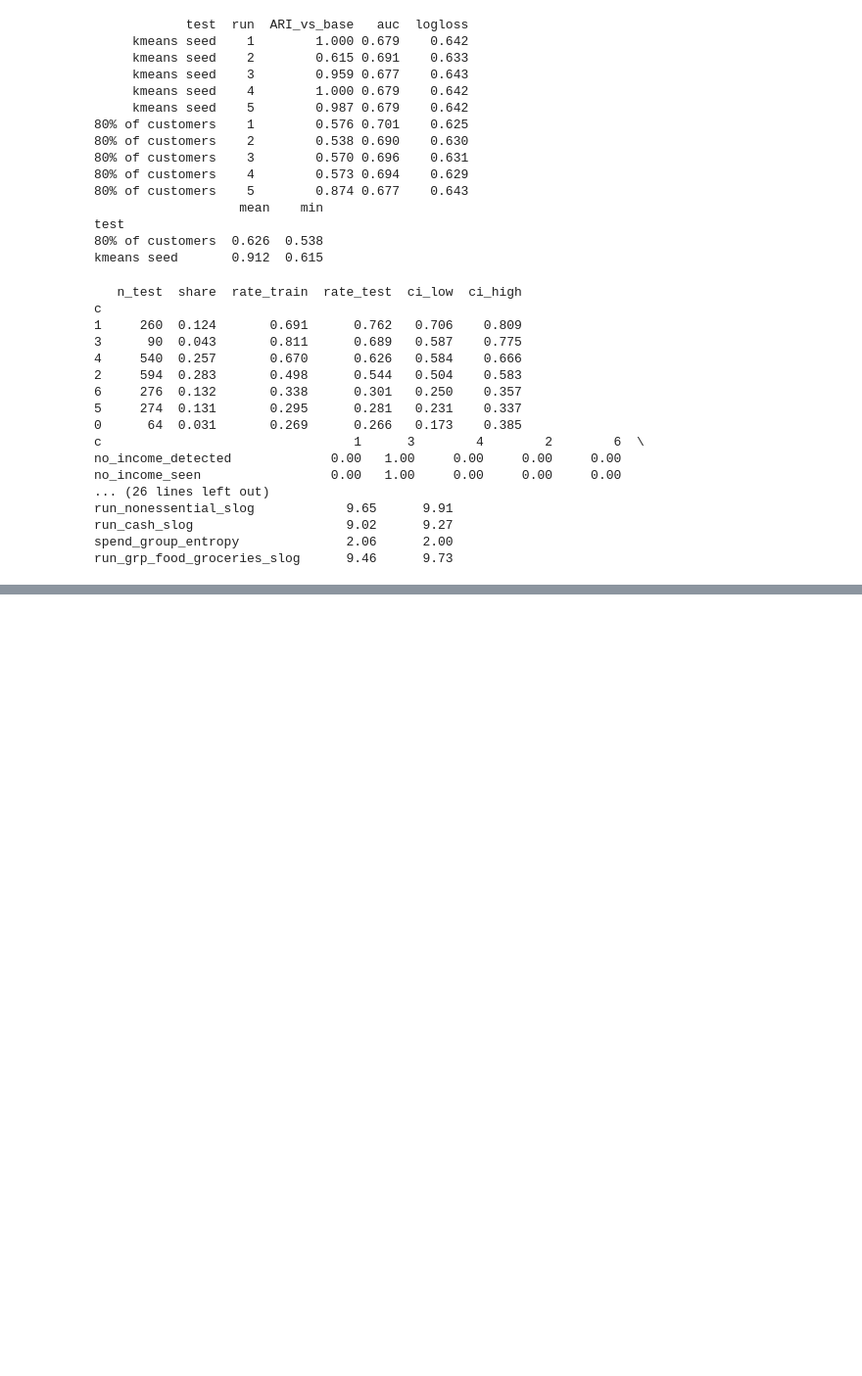
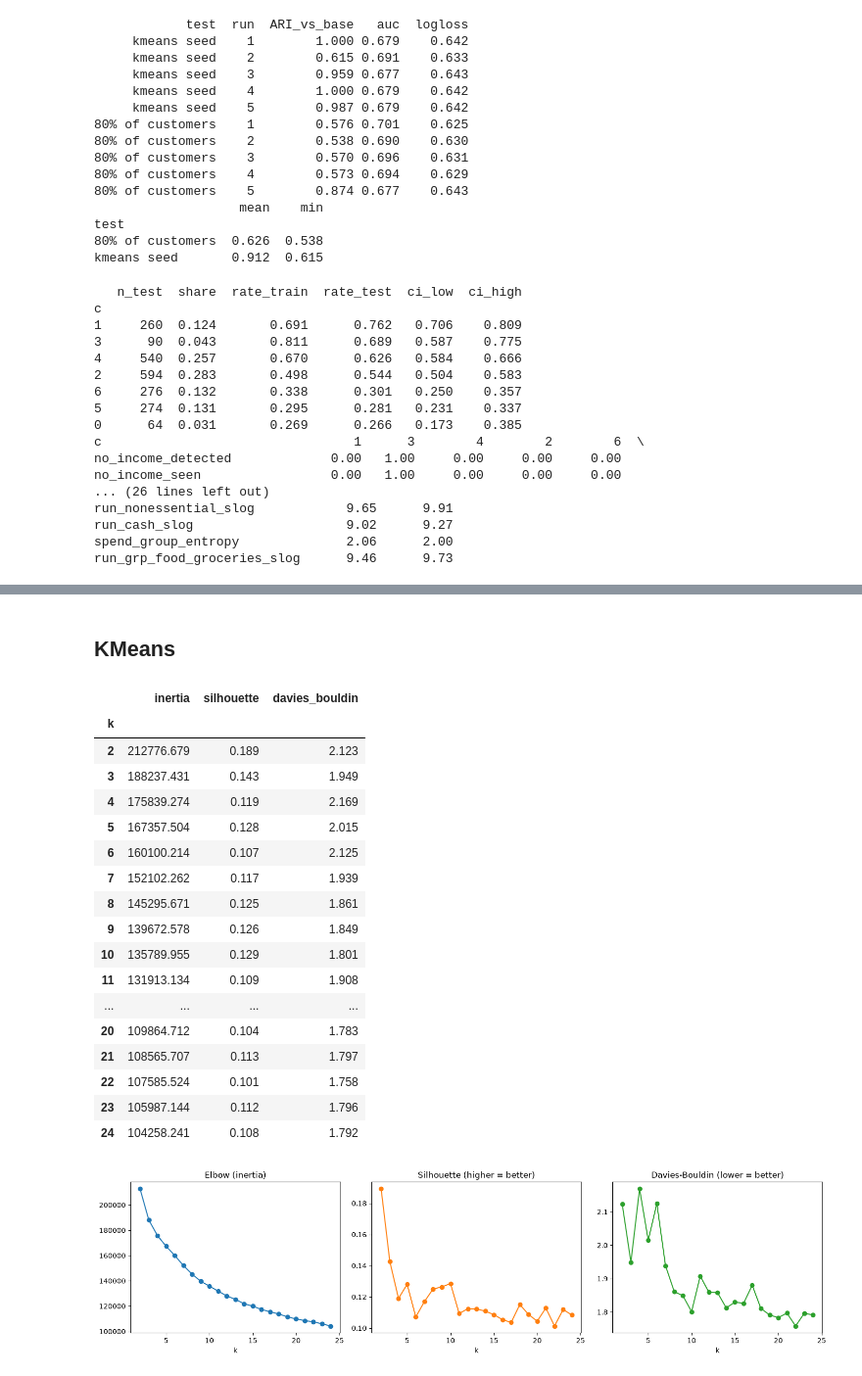
Before and after one commit to Trist4/MOR-assignment3, a Jupyter notebook: salary_and_spending/spending_and_salary_clustering.ipynb, the cells around one changed output, grey strips where cells are left out. Shown at 98% size. Drawn from its saved outputs; the diff is of its cells as text; code cells hidden in the pictures; blank space fills up the shorter version.

```diff
--- a/salary_and_spending/spending_and_salary_clustering.ipynb
+++ b/salary_and_spending/spending_and_salary_clustering.ipynb
@@ -211,0 +226,16 @@ X_final = pd.get_dummies(X_final, columns=["income_type_p2"], prefix="inc_p2", d
+# %%
+# 2. Which families are stable on unseen customers? (judge with kNN and logistic, keep the union)
+st_k = stable_groups(X_final, y, groups, tr, pr_all["groups"], kind="knn",   n_splits=10, min_t=2.0)
+st_l = stable_groups(X_final, y, groups, tr, pr_all["groups"], kind="logit", n_splits=10, min_t=2.0)
+keep = sorted(set(st_k["keep"]) | set(st_l["keep"]))
+
+for name, st in (("knn", st_k), ("logit", st_l)):
+    print(name); print(st["table"][st["table"].index.isin(new_cols)].round(4))
+
+# 3. Do they add accuracy over the old set? Same split, same models.
+new_kept = [c for c in keep if c in new_cols]
+sets = {"old (pruned)":  old_cols,
+        "new (kept)":    new_kept,
+        "old + new kept": sorted(set(old_cols) | set(new_kept)),
+        "selected (all)": keep}
+print(compare_sets(X_final, y, groups, tr, te, sets).round(3))
@@ -211,0 +260,3 @@ X_final = pd.get_dummies(X_final, columns=["income_type_p2"], prefix="inc_p2", d
+# %%
+X_done = X_final[keep]
+X_done.columns
@@ -487,0 +605,44 @@ run_grp_food_groceries_slog      9.46      9.73
+# %% [markdown]
+## KMeans
+# %%
+SIL_SAMPLE = min(10_000, len(Z))
+ks = range(2, 25)
+rows = []
+for k in ks:
+    km = KMeans(n_clusters=k, n_init=10, random_state=RANDOM_STATE).fit(Z)
+    rows.append({'k': k, 'inertia': km.inertia_,
+                 'silhouette': silhouette_score(Z, km.labels_, sample_size=SIL_SAMPLE,
+                                                random_state=RANDOM_STATE),
+                 'davies_bouldin': davies_bouldin_score(Z, km.labels_)})
+scores = pd.DataFrame(rows).set_index('k')
+display(scores.round(3))
+
+fig, axes = plt.subplots(1, 3, figsize=(15, 4))
+axes[0].plot(ks, scores['inertia'], marker='o')
+axes[0].set(title='Elbow (inertia)', xlabel='k')
+axes[1].plot(ks, scores['silhouette'], marker='o', color='tab:orange')
+axes[1].set(title='Silhouette (higher = better)', xlabel='k')
+axes[2].plot(ks, scores['davies_bouldin'], marker='o', color='tab:green')
+axes[2].set(title='Davies-Bouldin (lower = better)', xlabel='k')
+plt.tight_layout()
+plt.show()
+# %% [output]
+|  | inertia | silhouette | davies_bouldin |
+| k |  |  |  |
+| 2 | 212776.679 | 0.189 | 2.123 |
+| 3 | 188237.431 | 0.143 | 1.949 |
+| 4 | 175839.274 | 0.119 | 2.169 |
+| 5 | 167357.504 | 0.128 | 2.015 |
+| 6 | 160100.214 | 0.107 | 2.125 |
+| 7 | 152102.262 | 0.117 | 1.939 |
+| 8 | 145295.671 | 0.125 | 1.861 |
+| 9 | 139672.578 | 0.126 | 1.849 |
+| 10 | 135789.955 | 0.129 | 1.801 |
+| 11 | 131913.134 | 0.109 | 1.908 |
+| ... | ... | ... | ... |
+| 20 | 109864.712 | 0.104 | 1.783 |
+| 21 | 108565.707 | 0.113 | 1.797 |
+| 22 | 107585.524 | 0.101 | 1.758 |
+| 23 | 105987.144 | 0.112 | 1.796 |
+| 24 | 104258.241 | 0.108 | 1.792 |
+[figure, added]
```
Also changed, not shown: parts of 20 cells of this notebook.
